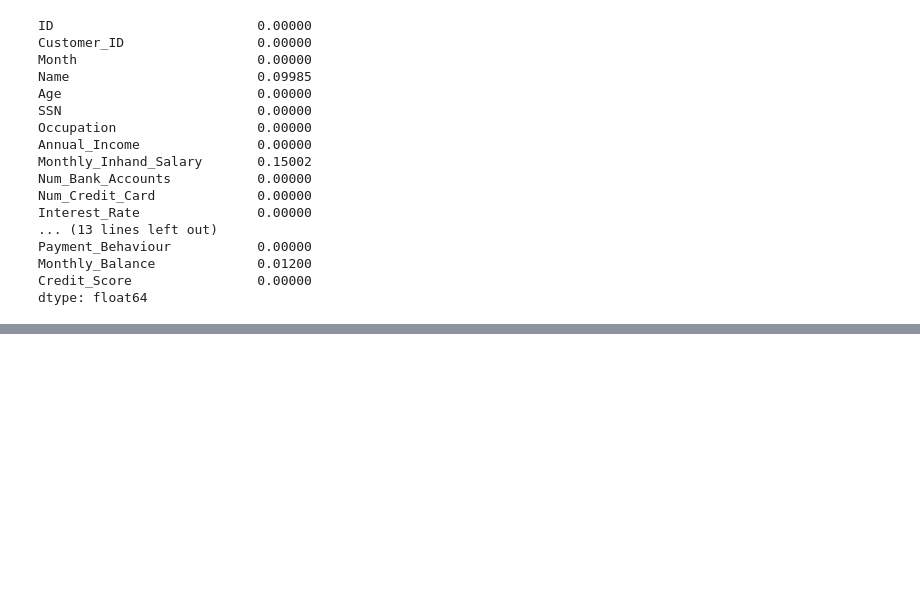
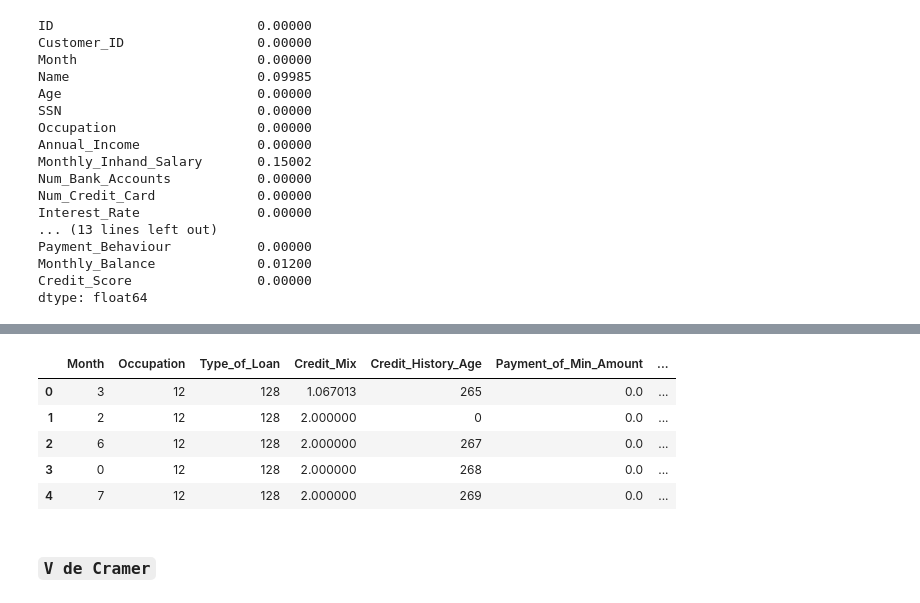
Before and after one commit to ednaelxd/credit_score, a Jupyter notebook: notebooks/initial_analysis.ipynb, the cells around one changed output, grey strips where cells are left out. Drawn from its saved outputs; the diff is of its cells as text; code cells hidden in the pictures; blank space fills up the shorter version.

```diff
--- a/notebooks/initial_analysis.ipynb
+++ b/notebooks/initial_analysis.ipynb
@@ -89,0 +464,6 @@ Index(['ID', 'Customer_ID', 'Month', 'Name', 'Age', 'SSN', 'Occupation',
+# %%
+le2 = LabelEncoder()
+df_cat['Month'] = le2.fit_transform(df_cat['Month'].values)
+# %%
+le3 = LabelEncoder()
+df_cat['Type_of_Loan'] = le3.fit_transform(df_cat['Type_of_Loan'].values)
@@ -89,0 +499,11 @@ Index(['ID', 'Customer_ID', 'Month', 'Name', 'Age', 'SSN', 'Occupation',
+# %%
+df_cat.head()
+# %% [output]
+|  | Month | Occupation | Type_of_Loan | Credit_Mix | Credit_History_Age | Payment_of_Min_Amount | ... |
+| 0 | 3 | 12 | 128 | 1.067013 | 265 | 0.0 | ... |
+| 1 | 2 | 12 | 128 | 2.000000 | 0 | 0.0 | ... |
+| 2 | 6 | 12 | 128 | 2.000000 | 267 | 0.0 | ... |
+| 3 | 0 | 12 | 128 | 2.000000 | 268 | 0.0 | ... |
+| 4 | 7 | 12 | 128 | 2.000000 | 269 | 0.0 | ... |
+# %% [markdown]
+### `V de Cramer`
```
Also changed, not shown: parts of 75 cells of this notebook, 1 other file.
